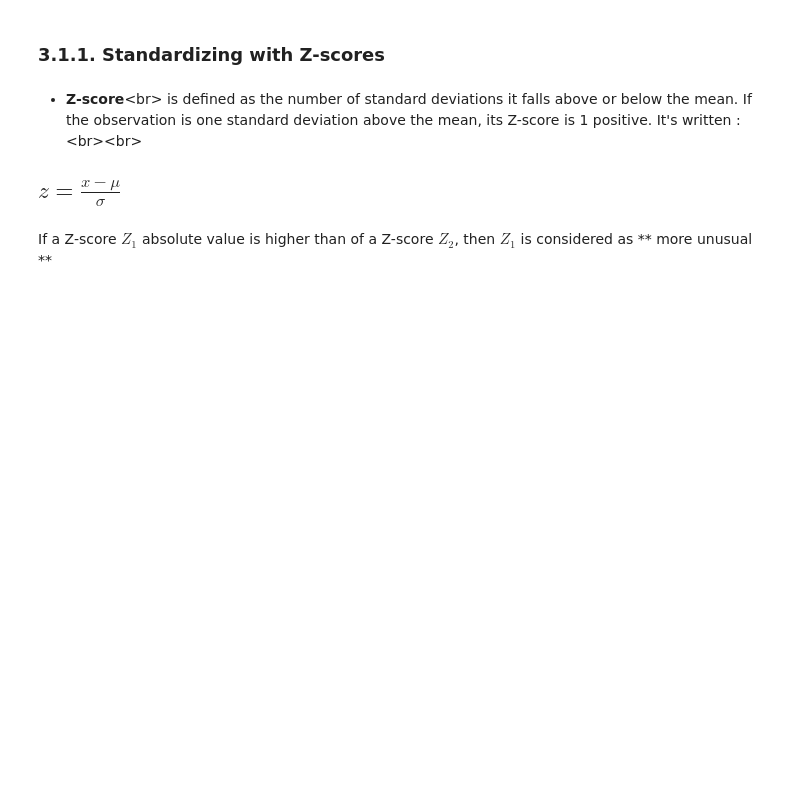
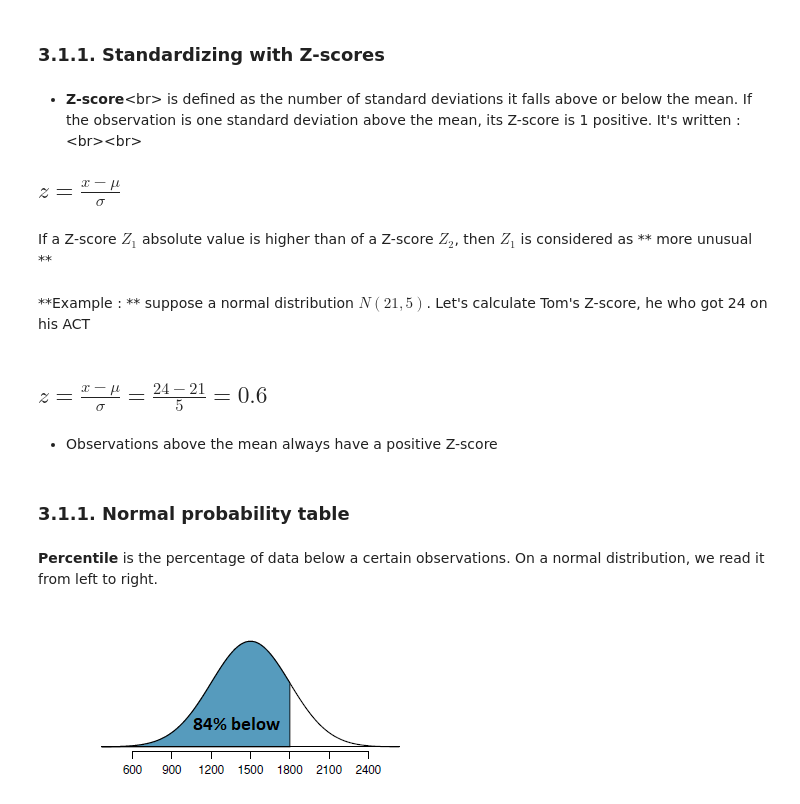
Before and after one commit to chikoungoun/OpenIntro, a Jupyter notebook: Chapter 3/Chap3_Distributions_random_variables.ipynb, the cells around one changed output. Saved outputs shown, nothing was run; the diff lists cells and outputs as text; code cells hidden in the pictures; blank space fills up the shorter version.

Commit message:
Normal Probability Table

```diff
--- a/Chapter 3/Chap3_Distributions_random_variables.ipynb
+++ b/Chapter 3/Chap3_Distributions_random_variables.ipynb
@@ -25,3 +25,18 @@ is defined as the number of standard deviations it falls above or below the mean
 <h2>$ z = \frac{x - \mu}{\sigma}$</h2>
 # %% [markdown]
 If a Z-score $Z_1$ absolute value is higher than of a Z-score $Z_2$, then $Z_1$ is considered as ** more unusual **
+# %% [markdown]
+**Example : ** suppose a normal distribution $N(21,5)$. Let's calculate Tom's Z-score, he who got 24 on his ACT
+# %% [markdown]
+<h2>$ z = \frac{x - \mu}{\sigma} = \frac{24 - 21}{5} = 0.6$</h2>
+# %% [markdown]
+* Observations above the mean always have a positive Z-score
+# %% [markdown]
+### 3.1.1. Normal probability table
+# %% [markdown]
+**Percentile** is the percentage of data below a certain observations. On a normal distribution, we read it from left to right.
+# %%
+from IPython.display import Image
+Image(filename="../img/percentile.png")
+# %% [output]
+[figure, added]
```
Also changed, not shown: parts of 5 cells of this notebook.
